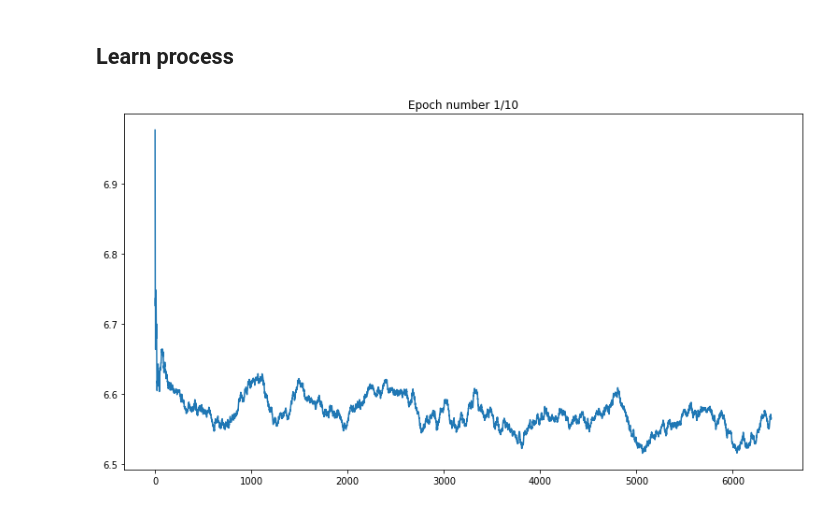
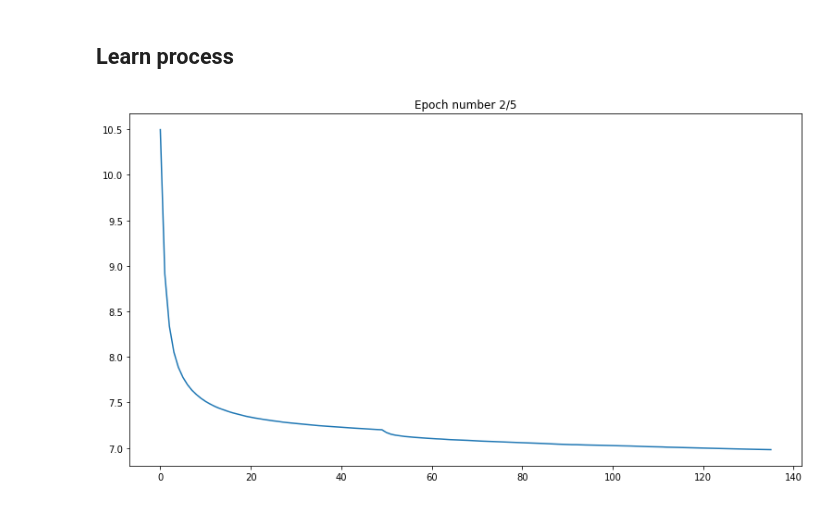
Before and after one commit to alex-kozinov/courses, a Jupyter notebook: nlp-ipavlov/Task-1/task3_word2vec.ipynb, the cells around one changed output. Cells and saved outputs as stored; diff of their text form; code cells hidden in the pictures.

```diff
--- a/nlp-ipavlov/Task-1/task3_word2vec.ipynb
+++ b/nlp-ipavlov/Task-1/task3_word2vec.ipynb
@@ -113,13 +109,13 @@ class NaiveWord2vec(nn.Module):
 # %% [markdown]
 ## Define params
 # %%
-WINDOW_SIZE = 4
-BATCH_SIZE = 128
-VOCABULARY_SIZE = 10000
+WINDOW_SIZE = 5
+BATCH_SIZE = 2048
+VOCABULARY_SIZE = 30000
 
-EMBEDDINGS_DIM = 150
-EPOCH_NUM = 10
-DROW_EVERY = 20
+EMBEDDINGS_DIM = 170
+EPOCH_NUM = 5
+DROW_EVERY_PERCENT = 1  # percent of total batches
 
 TEXT_PATH = MOUNT_DIR + 'My Drive/datasets/nlp-ipavlov/text8' if USE_COLAB else 'data/text8'
 # %% [markdown]
@@ -154,31 +150,31 @@ optimizer = torch.optim.Adam(model.parameters(), lr=0.005)
 # %%
 %%time
 sliding_loss = []
 window_loss = []
 for epoch in range(EPOCH_NUM):
     for i, (context, target) in enumerate(dataset):
         tensor_context = torch.from_numpy(context).type(torch.cuda.LongTensor)
         tensor_target = torch.from_numpy(target).type(torch.cuda.LongTensor)
         tensor_context.to(device)
         tensor_target.to(device)
 
         model.zero_grad()
         pred = model(tensor_context)
         loss = criterion(pred, tensor_target)
         loss.backward()
         optimizer.step()
 
         single_loss = loss.cpu().detach().numpy()
         window_loss.append(single_loss)
         if len(window_loss) > 2 * BATCH_SIZE:
             window_loss.pop(0)
-        sliding_loss.append(np.average(window_loss))
+        if i % int(1.0 * len(dataset) / 100 * DROW_EVERY_PERCENT) == 0:
+            sliding_loss.append(np.average(window_loss))
 
-        if i % DROW_EVERY == 0:
             plt.figure(figsize=(13, 7))
             plt.title("Epoch number {}/{}".format(epoch+1, EPOCH_NUM))
             plt.plot(sliding_loss, label="Train loss")
             clear_output(wait=True)
             plt.show()
 # %% [output]
-[figure, old version]
+[figure, new version]
```
Also changed, not shown: parts of 2 cells of this notebook.
